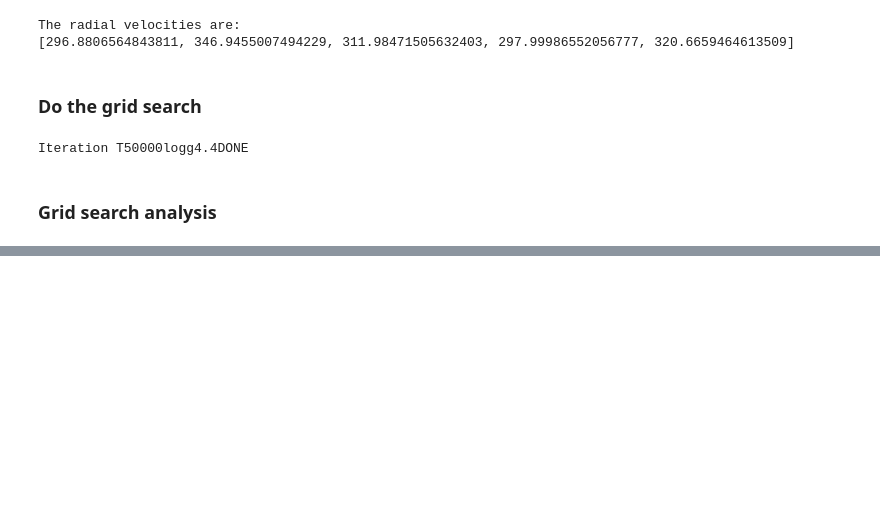
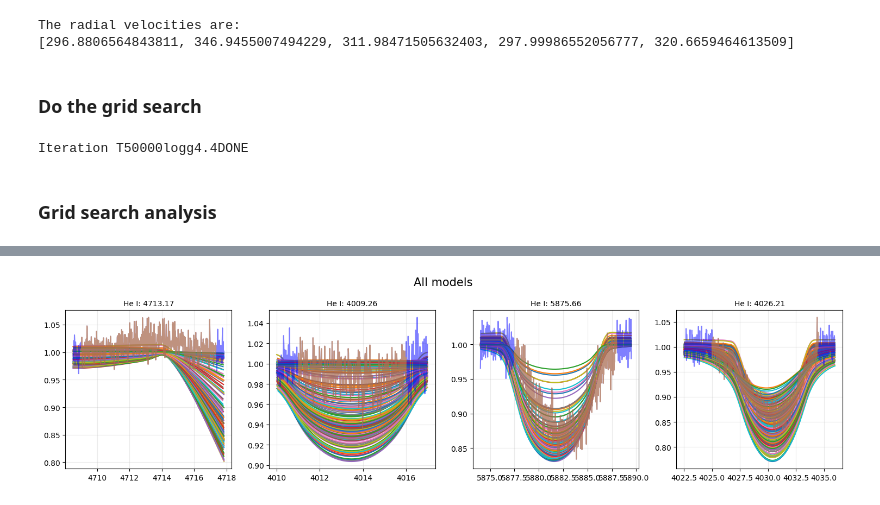
Before and after one commit to LvV210/MasterProject, a Jupyter notebook: ModelFitting/_OneObjectFit.ipynb, the cells around one changed output, grey strips where cells are left out. Saved outputs shown, nothing was run; the diff lists cells and outputs as text; code cells hidden in the pictures; blank space fills up the shorter version.

```diff
--- a/ModelFitting/_OneObjectFit.ipynb
+++ b/ModelFitting/_OneObjectFit.ipynb
@@ -60,0 +61,5 @@ plot_best_model(spectra, models, spectral_lines_model_fit, min(chi2, key=chi2.ge
+# %%
+plot_models_over_lines(spectra, models, spectral_lines_model_fit, vrad, vsini_best,
+                       save=(save_path + f'({today})AllModels.png'))
+# %% [output]
+[figure, added]
```
Also changed, not shown: parts of 3 cells of this notebook, 56 other files.
